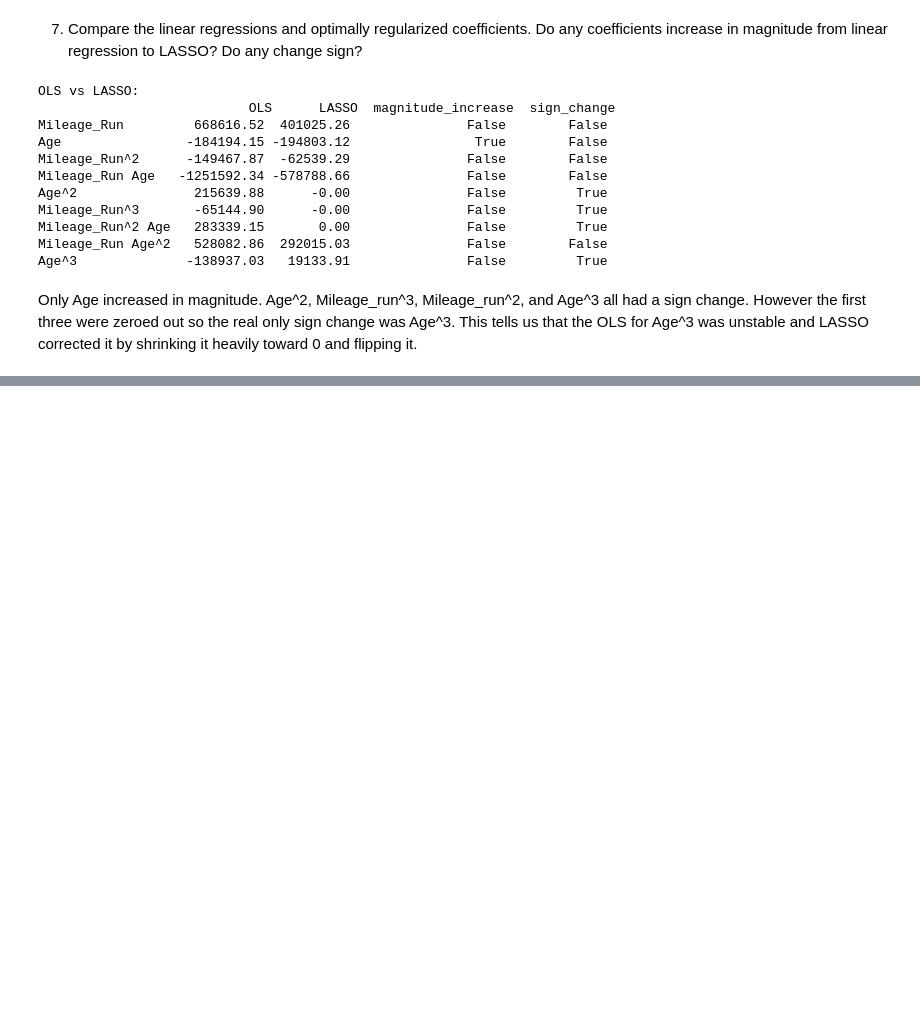
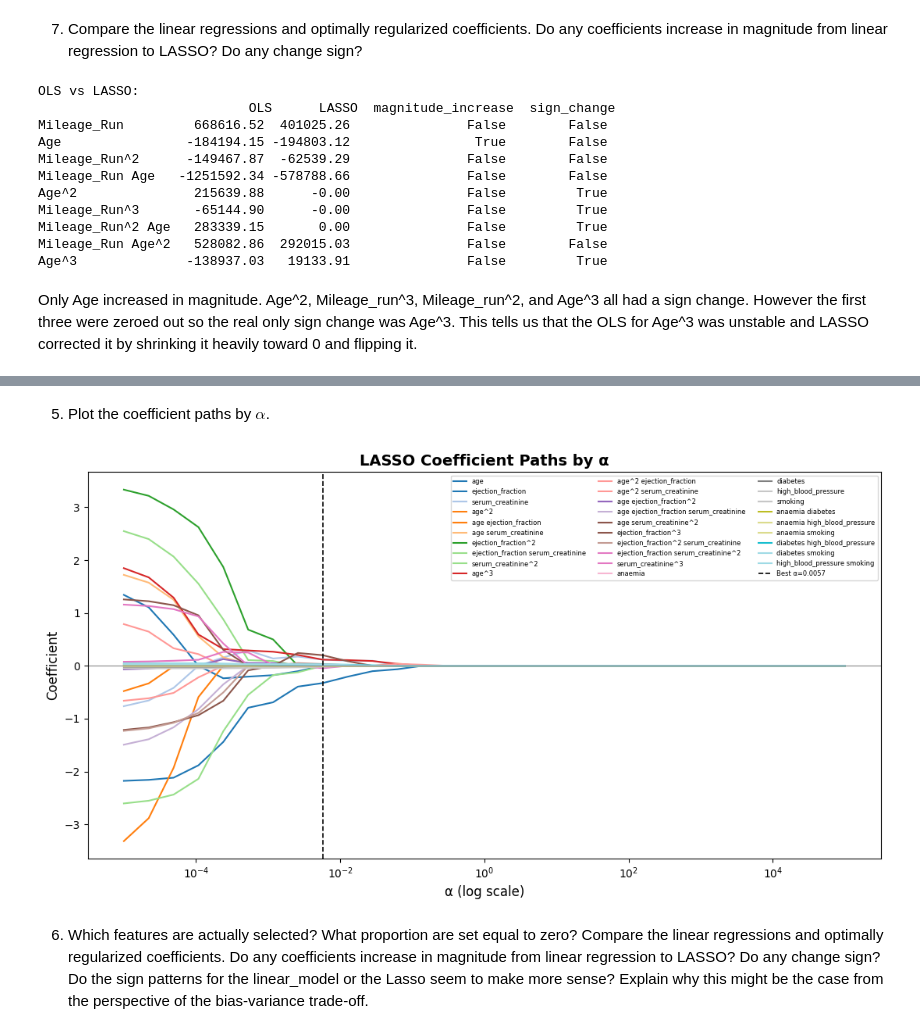
Before and after one commit to natekim416/Wrangling-and-EDA, a Jupyter notebook: 04_assignment_regularization.ipynb, the cells around one changed output, grey strips where cells are left out. Cells and saved outputs as stored; diff of their text form; code cells hidden in the pictures; blank space fills up the shorter version.

```diff
--- a/04_assignment_regularization.ipynb
+++ b/04_assignment_regularization.ipynb
@@ -183,0 +256,27 @@ Only Age increased in magnitude. Age^2, Mileage_run^3, Mileage_run^2, and Age^3
+# %% [markdown]
+5. Plot the coefficient paths by $\alpha$.
+# %%
+coef_paths = np.array([
+    Lasso(alpha=a, max_iter=100000).fit(X_scaled, y).coef_
+    for a in alphas
+])
+
+colors = plt.cm.tab20(np.linspace(0, 1, len(feat_names)))
+fig, ax = plt.subplots(figsize=(11, 6))
+for i, name in enumerate(feat_names):
+    ax.plot(alphas, coef_paths[:, i], label=name, color=colors[i], linewidth=1.5)
+ax.axvline(lasso_cv.alpha_, color="black", linestyle="--", linewidth=1.2,
+           label=f"Best α={lasso_cv.alpha_:.4f}")
+ax.axhline(0, color="gray", linewidth=0.8)
+ax.set_xscale("log")
+ax.set_xlabel("α (log scale)", fontsize=12)
+ax.set_ylabel("Coefficient", fontsize=12)
+ax.set_title("LASSO Coefficient Paths by α", fontsize=14, fontweight="bold")
+ax.legend(fontsize=6, loc="upper right", ncol=3)
+plt.tight_layout()
+plt.savefig("hf_coef_paths.png", dpi=150)
+plt.show()
+# %% [output]
+[figure, added]
+# %% [markdown]
+6. Which features are actually selected? What proportion are set equal to zero? Compare the linear regressions and optimally regularized coefficients. Do any coefficients increase in magnitude from linear regression to LASSO? Do any change sign? Do the sign patterns for the linear_model or the Lasso seem to make more sense? Explain why this might be the case from the perspective of the bias-variance trade-off.
```
Also changed, not shown: parts of 15 cells of this notebook.
